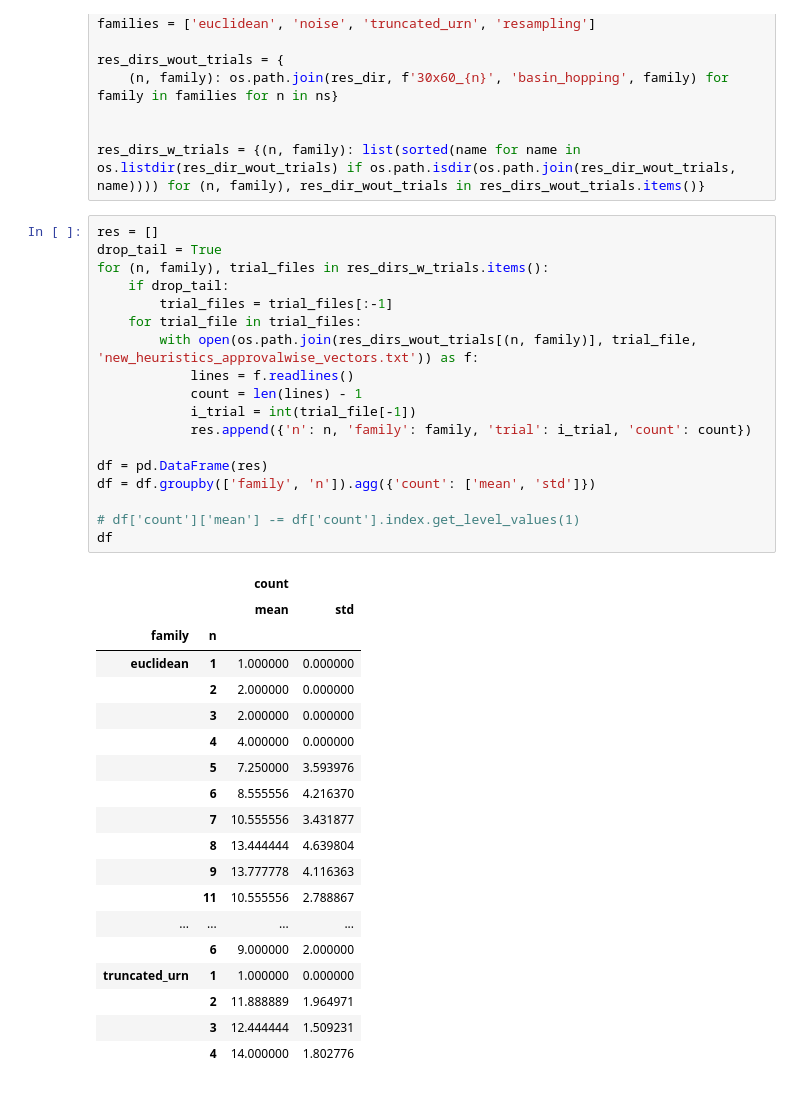
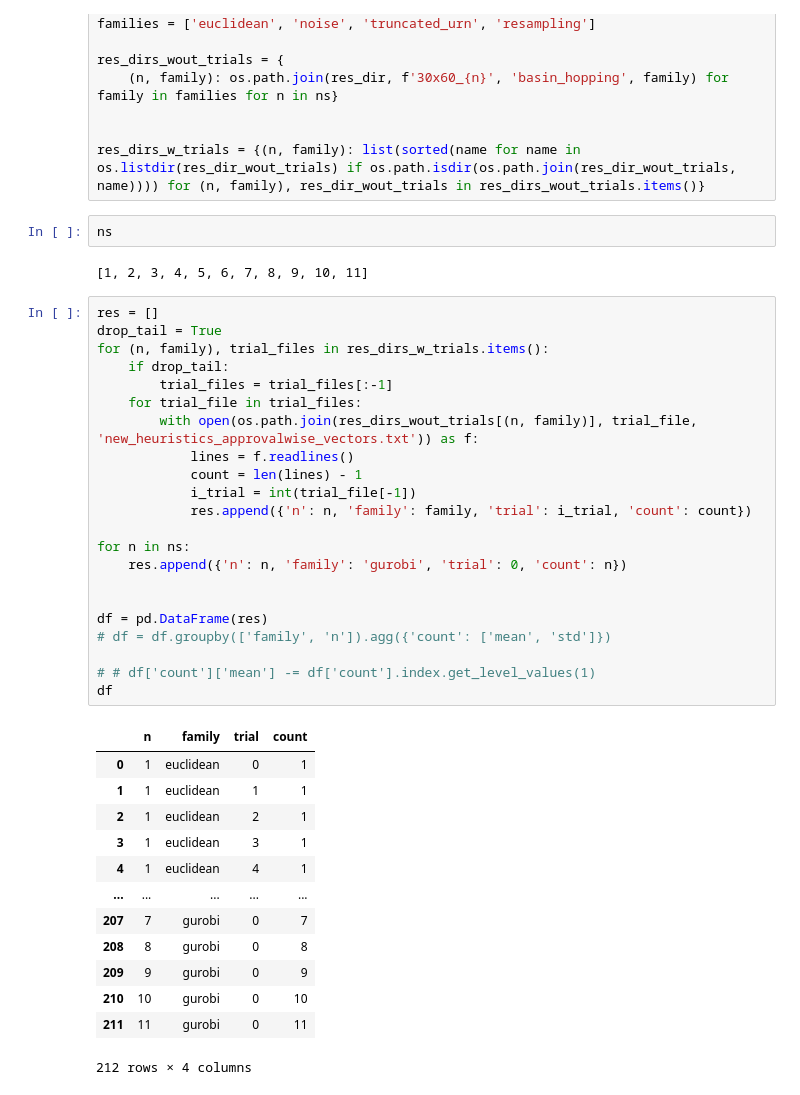
Before and after one commit to Janix4000/holes-in-elections, a Jupyter notebook: approval_l1/how_long_reference_is_better_metric.ipynb, the cells around one changed output. Drawn from its saved outputs; the diff is of its cells as text.

```diff
--- a/approval_l1/how_long_reference_is_better_metric.ipynb
+++ b/approval_l1/how_long_reference_is_better_metric.ipynb
@@ -19,41 +18,43 @@ res_dirs_wout_trials = {
 
 
 res_dirs_w_trials = {(n, family): list(sorted(name for name in os.listdir(res_dir_wout_trials) if os.path.isdir(os.path.join(res_dir_wout_trials, name)))) for (n, family), res_dir_wout_trials in res_dirs_wout_trials.items()}
+# %%
+ns
+# %% [output]
+[1, 2, 3, 4, 5, 6, 7, 8, 9, 10, 11]
 # %%
 res = []
 drop_tail = True
 for (n, family), trial_files in res_dirs_w_trials.items():
     if drop_tail:
         trial_files = trial_files[:-1]
     for trial_file in trial_files:
         with open(os.path.join(res_dirs_wout_trials[(n, family)], trial_file, 'new_heuristics_approvalwise_vectors.txt')) as f:
             lines = f.readlines()
             count = len(lines) - 1
             i_trial = int(trial_file[-1])
             res.append({'n': n, 'family': family, 'trial': i_trial, 'count': count})
 
+for n in ns:
+    res.append({'n': n, 'family': 'gurobi', 'trial': 0, 'count': n})
+
+
 df = pd.DataFrame(res)
-df = df.groupby(['family', 'n']).agg({'count': ['mean', 'std']})
+# df = df.groupby(['family', 'n']).agg({'count': ['mean', 'std']})
 
-# df['count']['mean'] -= df['count'].index.get_level_values(1)
+# # df['count']['mean'] -= df['count'].index.get_level_values(1)
 df
 # %% [output]
-|  |  | count |  |
-|  |  | mean | std |
-| family | n |  |  |
-| euclidean | 1 | 1.000000 | 0.000000 |
-|  | 2 | 2.000000 | 0.000000 |
-|  | 3 | 2.000000 | 0.000000 |
-|  | 4 | 4.000000 | 0.000000 |
-|  | 5 | 7.250000 | 3.593976 |
-|  | 6 | 8.555556 | 4.216370 |
-|  | 7 | 10.555556 | 3.431877 |
-|  | 8 | 13.444444 | 4.639804 |
-|  | 9 | 13.777778 | 4.116363 |
-|  | 11 | 10.555556 | 2.788867 |
-| ... | ... | ... | ... |
-|  | 6 | 9.000000 | 2.000000 |
-| truncated_urn | 1 | 1.000000 | 0.000000 |
-|  | 2 | 11.888889 | 1.964971 |
-|  | 3 | 12.444444 | 1.509231 |
-|  | 4 | 14.000000 | 1.802776 |
+|  | n | family | trial | count |
+| 0 | 1 | euclidean | 0 | 1 |
+| 1 | 1 | euclidean | 1 | 1 |
+| 2 | 1 | euclidean | 2 | 1 |
+| 3 | 1 | euclidean | 3 | 1 |
+| 4 | 1 | euclidean | 4 | 1 |
+| ... | ... | ... | ... | ... |
+| 207 | 7 | gurobi | 0 | 7 |
+| 208 | 8 | gurobi | 0 | 8 |
+| 209 | 9 | gurobi | 0 | 9 |
+| 210 | 10 | gurobi | 0 | 10 |
+| 211 | 11 | gurobi | 0 | 11 |
+212 rows × 4 columns
```
Also changed, not shown: parts of 3 cells of this notebook.
